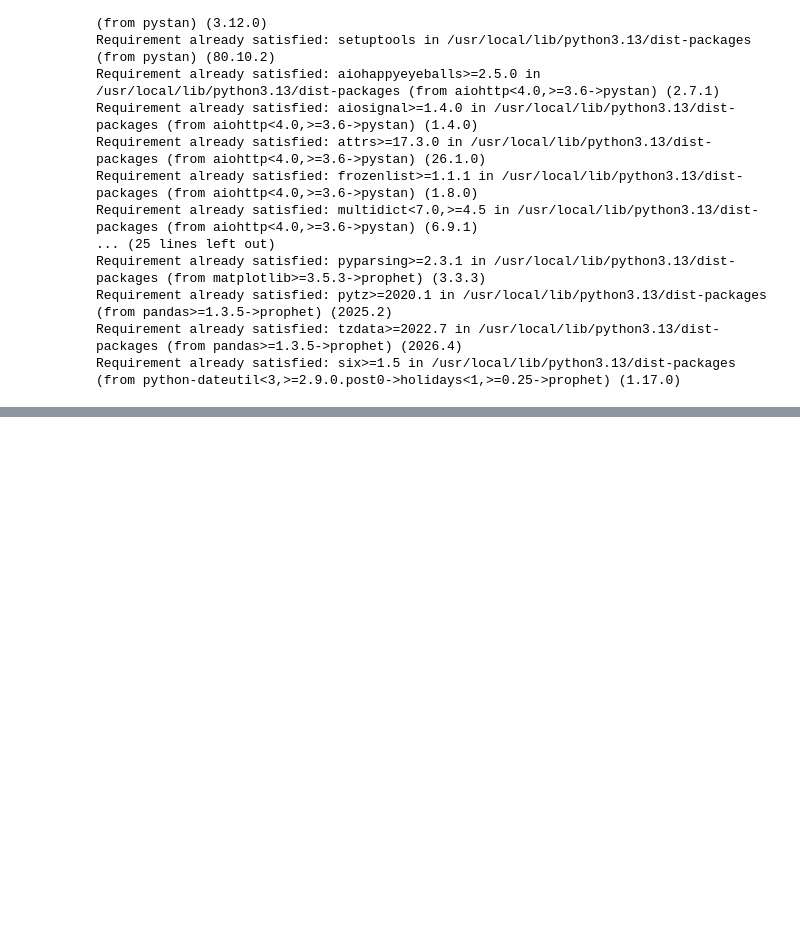
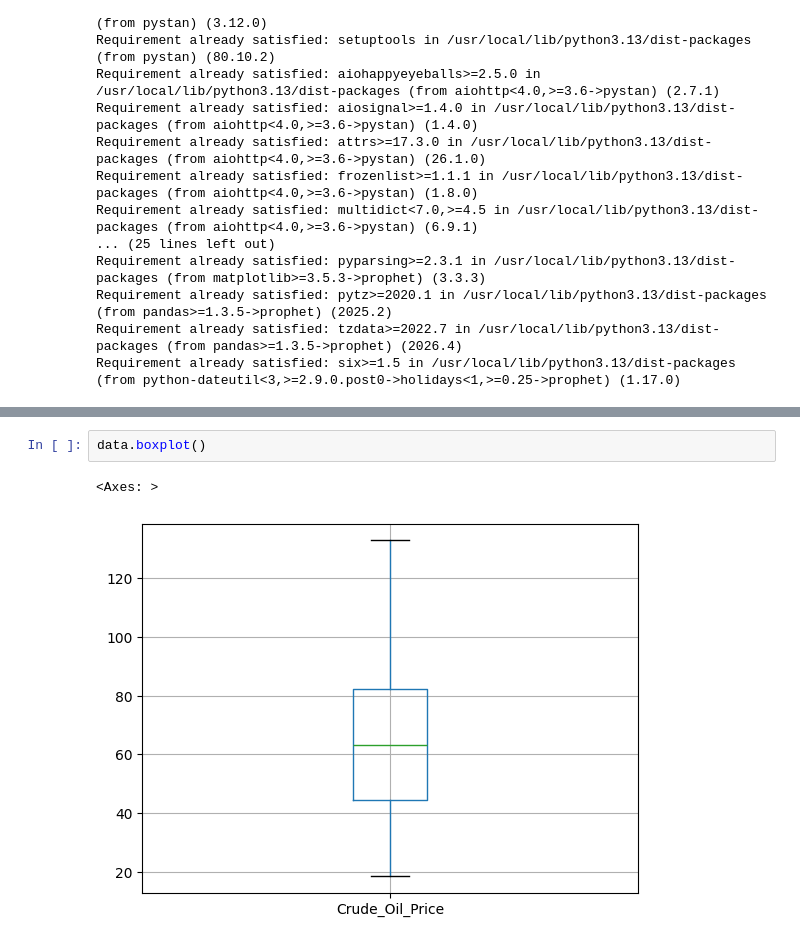
Before and after one commit to Girawale-Sanket/Time-Series-Assignment, a Jupyter notebook: FB_Prophet.ipynb, the cells around one changed output, grey strips where cells are left out. Cells and saved outputs as stored; diff of their text form; blank space fills up the shorter version.

```diff
--- a/FB_Prophet.ipynb
+++ b/FB_Prophet.ipynb
@@ -23,0 +59,5 @@ Requirement already satisfied: six>=1.5 in /usr/local/lib/python3.13/dist-packag
+# %%
+data.boxplot()
+# %% [output]
+<Axes: >
+[figure, added]
```
Also changed, not shown: parts of 21 cells of this notebook.
